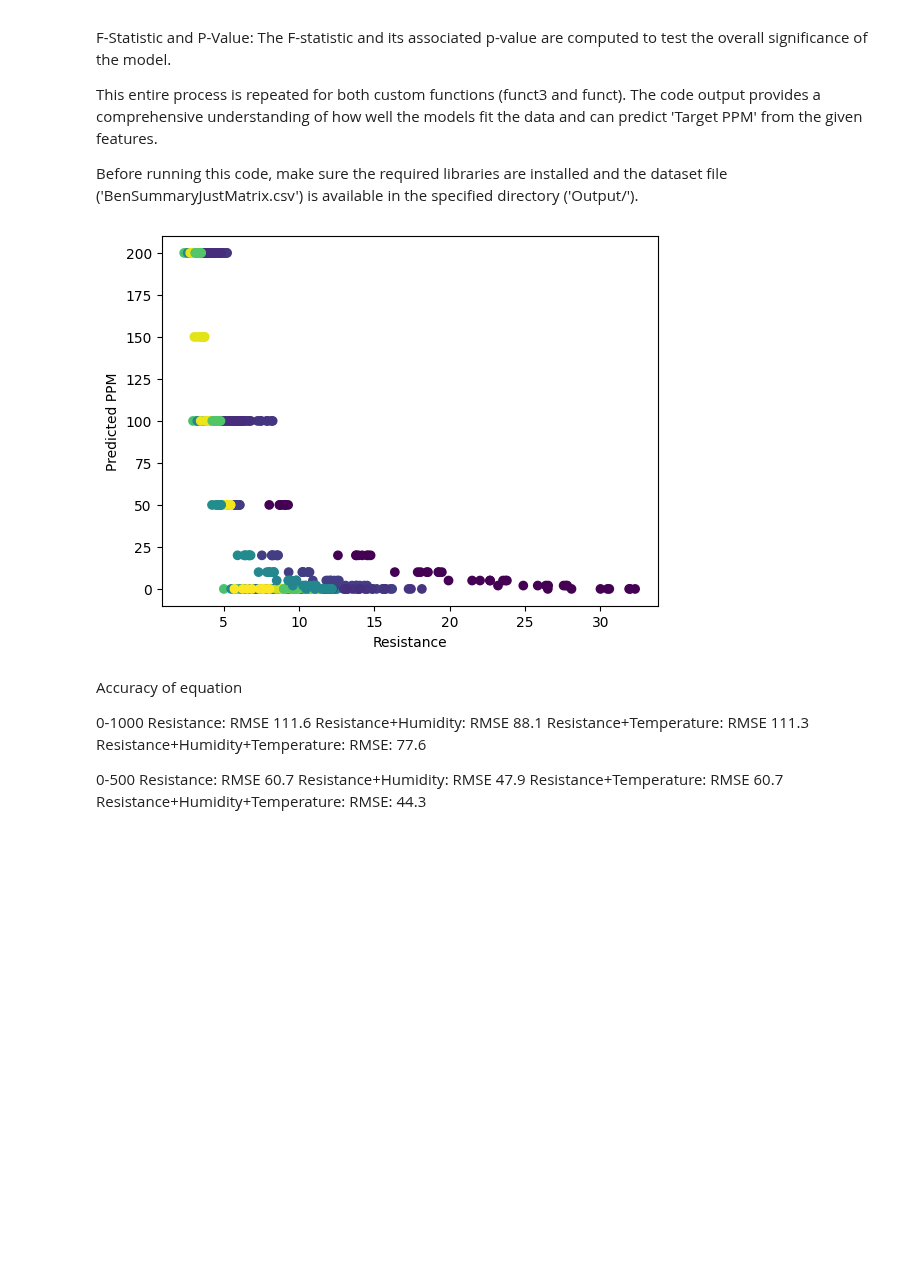
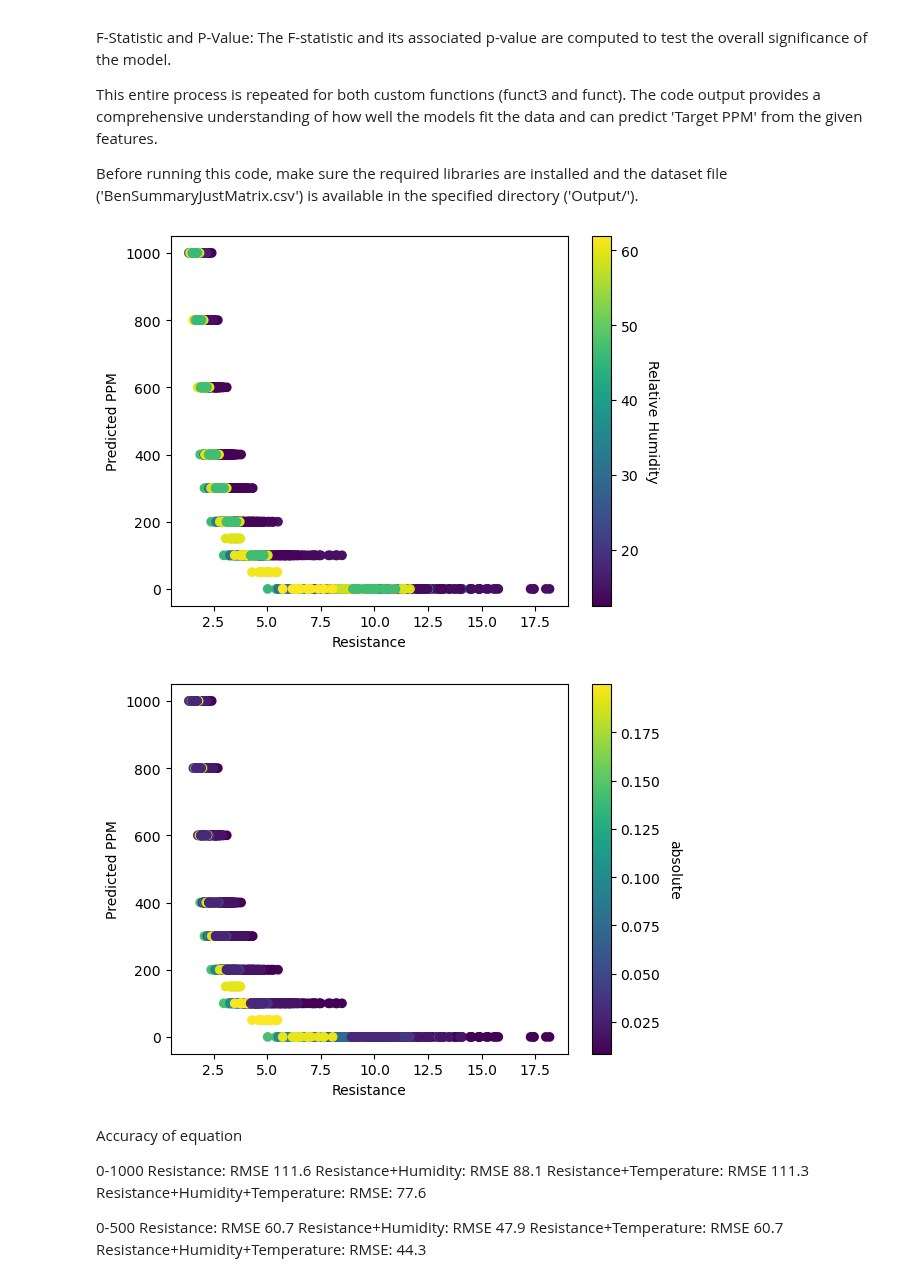
Before and after one commit to Coopsims/MethaneDataScience, a Jupyter notebook: Ben's Analysis/Equation Generation.ipynb, the cells around one changed output. Cells and saved outputs as stored; diff of their text form; code cells hidden in the pictures; blank space fills up the shorter version.

Commit message:
Testing out adding Temp to Funk Equation

```diff
--- a/Ben's Analysis/Equation Generation.ipynb
+++ b/Ben's Analysis/Equation Generation.ipynb
@@ -45,9 +51,9 @@ import matplotlib.pyplot as plt
 # %%
 # Load data from CSV file
-file2 = pd.read_csv("../Output/With low Data .csv")
+file2 = pd.read_csv("../Output/Test2.csv")
 
 # Extract the columns from the data
-file2=file2[file2['Target PPM']<=200]
+#file2=file2[file2['Target PPM']<=500]
 
 #file2=file2[file2['Target PPM']!=150]
 #file2=file2[file2['Target PPM']!=50]
@@ -56,6 +62,11 @@ xDataRatio = file2.loc[:, 'Ratio']
 xDataRH = file2.loc[:, 'RelativeHumidity']
 xDataTemp = file2.loc[:, 'Temperature']
 yDataTargetPPM = file2.loc[:, 'Target PPM']
+#in g/m^3
+P_actual_hPa = .8 * 1013.25
+e_sat_standard = 6.112 * np.exp((17.67 * xDataTemp) / (xDataTemp + 243.5))
+e_sat_actual = e_sat_standard * (P_actual_hPa / 1013.25)
+xDataAH = 1000*((xDataRH/100)*e_sat_actual)/(461.5*(xDataTemp+ 273.15))
 
 # Separate the independent and dependent variables
 X = file2.drop('Target PPM', axis='columns')
@@ -65,12 +76,21 @@ y = file2.loc[:, 'Target PPM']
 X_train, X_test, y_train, y_test = train_test_split(X, y, test_size=0.2, random_state=42)
 # %%
 df = file2
-plt.scatter(df.loc[:, 'Resistance'], df.loc[:, "Target PPM"], c=xDataRH)
+scatter = plt.scatter(df.loc[:, 'Resistance'], df.loc[:, "Target PPM"], c=xDataRH)
 plt.xlabel("Resistance")
 plt.ylabel('Predicted PPM')
+cbar = plt.colorbar(scatter)
+cbar.set_label('Relative Humidity', rotation=270, labelpad=15)
 plt.show()
+scatter = plt.scatter(df.loc[:, 'Resistance'], df.loc[:, "Target PPM"], c=xDataAH)
+plt.xlabel("Resistance")
+plt.ylabel('Predicted PPM')
+cbar = plt.colorbar(scatter)
+cbar.set_label('absolute', rotation=270, labelpad=15)
+plt.show()
 # %% [output]
-[figure, old version]
+[figure, new version]
+[figure, added]
 # %% [markdown]
 Accuracy of equation
 
```
Also changed, not shown: parts of 7 cells of this notebook.
